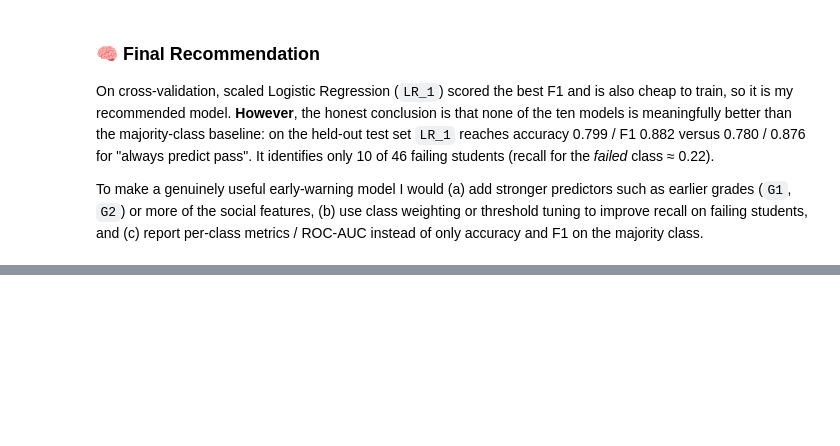
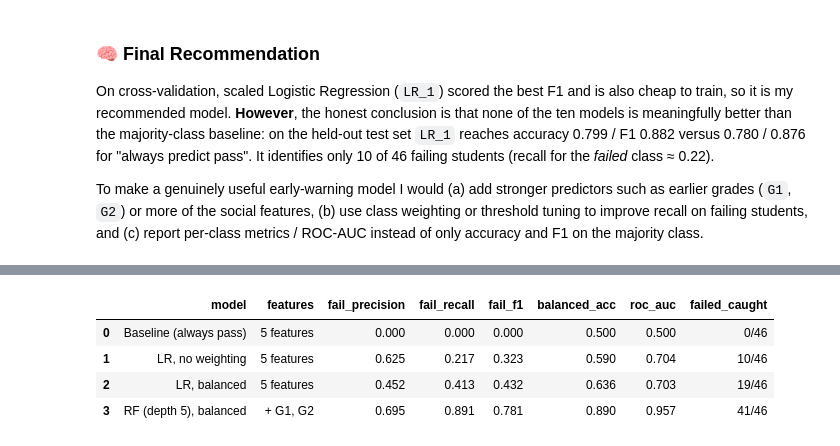
Before and after one commit to ImanDashtpeyma/DSHI-VT2025, a Jupyter notebook: student-success-classification.ipynb, the cells around one changed output, grey strips where cells are left out. Cells and saved outputs as stored; diff of their text form; code cells hidden in the pictures; blank space fills up the shorter version.

```diff
--- a/student-success-classification.ipynb
+++ b/student-success-classification.ipynb
@@ -515,0 +596,30 @@ To make a genuinely useful early-warning model I would (a) add stronger predicto
+# %%
+from sklearn.metrics import roc_auc_score, balanced_accuracy_score
+
+candidates = [
+    ("Baseline (always pass)",          "5 features", make_models(False)["Baseline"]),
+    ("LR, no weighting",                "5 features", make_models(False)["LR"]),
+    ("LR, balanced",                    "5 features", make_models(True)["LR"]),
+    ("RF (depth 5), balanced",          "+ G1, G2",   make_models(True)["RF (depth 5)"]),
+]
+
+out = []
+for name, feats, clf in candidates:
+    Xtr, Xte = (X_train, X_test) if feats == "5 features" else (X2_train, X2_test)
+    clf.fit(Xtr, y_train)
+    pred = clf.predict(Xte)
+    tn, fp, fn, tp = confusion_matrix(y_test, pred).ravel()
+    out.append({'model': name, 'features': feats,
+                'fail_precision': round(precision_score(y_test, pred, pos_label=0, zero_division=0), 3),
+                'fail_recall': round(recall_score(y_test, pred, pos_label=0), 3),
+                'fail_f1': round(f1_score(y_test, pred, pos_label=0), 3),
+                'balanced_acc': round(balanced_accuracy_score(y_test, pred), 3),
+                'roc_auc': round(roc_auc_score(y_test, clf.predict_proba(Xte)[:, 1]) if hasattr(clf, "predict_proba") else 0.5, 3),
+                'failed_caught': f"{tn}/{tn+fp}"})
+pd.DataFrame(out)
+# %% [output]
+|  | model | features | fail_precision | fail_recall | fail_f1 | balanced_acc | roc_auc | failed_caught |
+| 0 | Baseline (always pass) | 5 features | 0.000 | 0.000 | 0.000 | 0.500 | 0.500 | 0/46 |
+| 1 | LR, no weighting | 5 features | 0.625 | 0.217 | 0.323 | 0.590 | 0.704 | 10/46 |
+| 2 | LR, balanced | 5 features | 0.452 | 0.413 | 0.432 | 0.636 | 0.703 | 19/46 |
+| 3 | RF (depth 5), balanced | + G1, G2 | 0.695 | 0.891 | 0.781 | 0.890 | 0.957 | 41/46 |
```
Also changed, not shown: parts of 6 cells of this notebook, 1 other file.
